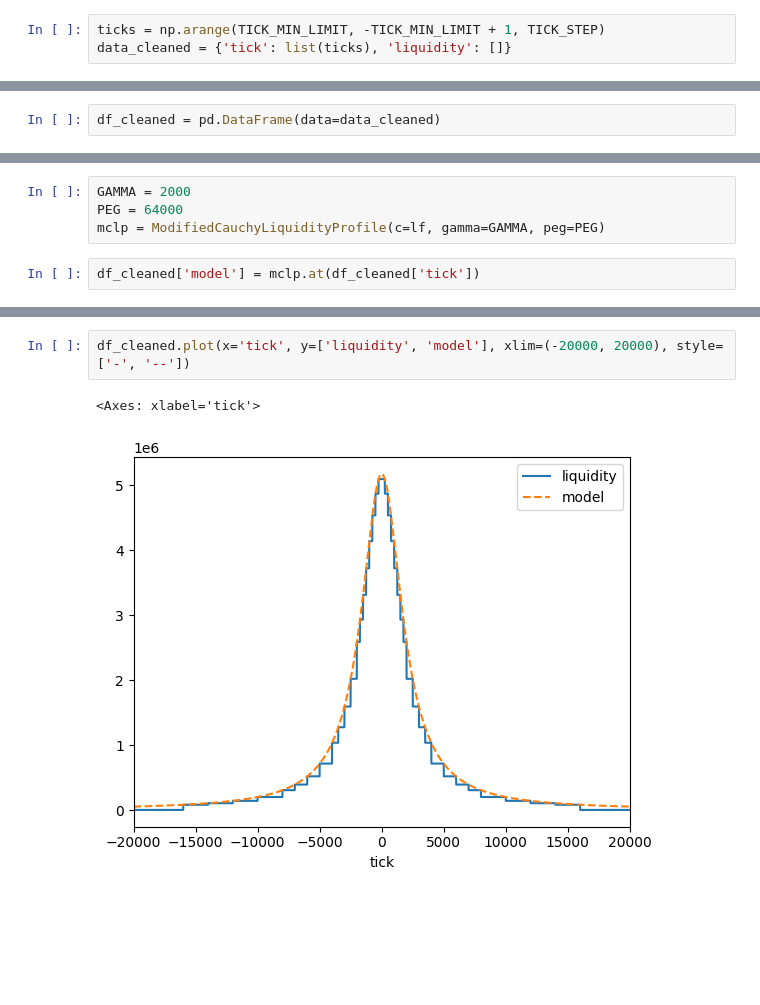
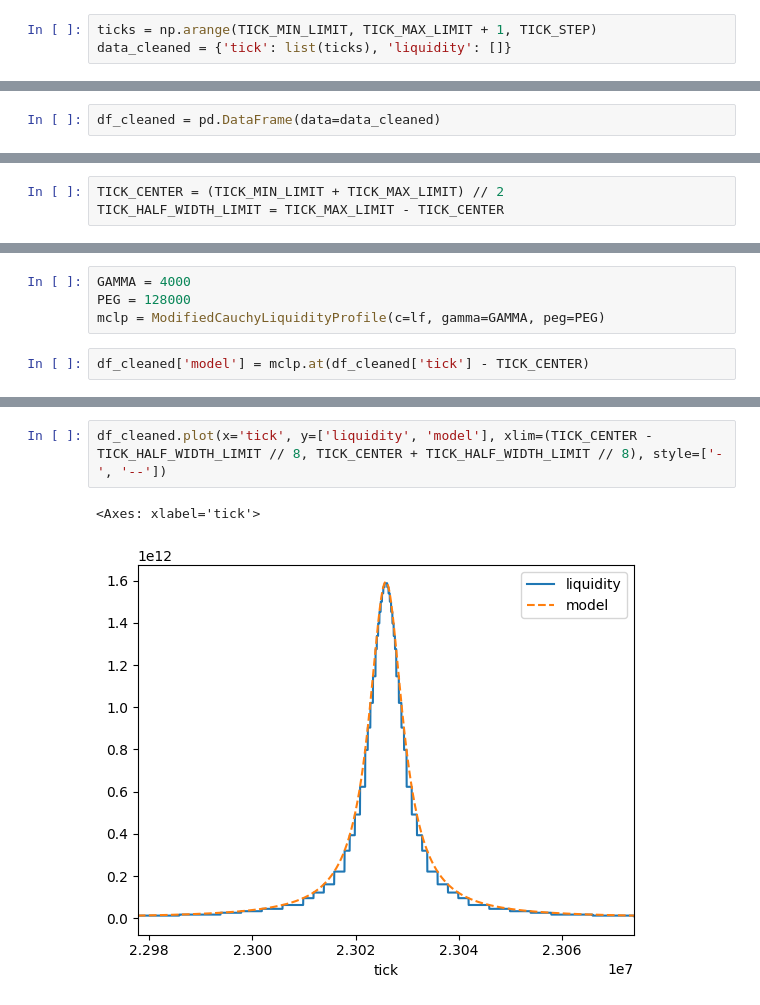
Before and after one commit to smolquants/cauchy-simulations-2025-03, a Jupyter notebook: notebook/actual.ipynb, the cells around one changed output, grey strips where cells are left out. Saved outputs shown, nothing was run; the diff lists cells and outputs as text; blank space fills up the shorter version.

```diff
--- a/notebook/actual.ipynb
+++ b/notebook/actual.ipynb
@@ -138,6 +135,6 @@ TICK_MIN_LIMIT = -100000
 TICK_STEP = 10
 # %%
-ticks = np.arange(TICK_MIN_LIMIT, -TICK_MIN_LIMIT + 1, TICK_STEP)
+ticks = np.arange(TICK_MIN_LIMIT, TICK_MAX_LIMIT + 1, TICK_STEP)
 data_cleaned = {'tick': list(ticks), 'liquidity': []}
 # %%
 for tick in ticks:
@@ -164 +161,4 @@ df_cleaned
+# %%
+TICK_CENTER = (TICK_MIN_LIMIT + TICK_MAX_LIMIT) // 2
+TICK_HALF_WIDTH_LIMIT = TICK_MAX_LIMIT - TICK_CENTER
 # %%
@@ -180,9 +206,9 @@ lf
 # %%
-GAMMA = 2000
-PEG = 64000
+GAMMA = 4000
+PEG = 128000
 mclp = ModifiedCauchyLiquidityProfile(c=lf, gamma=GAMMA, peg=PEG)
 # %%
-df_cleaned['model'] = mclp.at(df_cleaned['tick'])
+df_cleaned['model'] = mclp.at(df_cleaned['tick'] - TICK_CENTER)
 # %%
 # ya so wanna change profile to be bounds of (-x, x + tick_spacing) for each x adding liq to
 # given poolState.liquidity is sum of liquidity delta from
@@ -208,6 +234,6 @@ df_cleaned
 # %%
-df_cleaned.plot(x='tick', y=['liquidity', 'model'], xlim=(-20000, 20000), style=['-', '--'])
+df_cleaned.plot(x='tick', y=['liquidity', 'model'], xlim=(TICK_CENTER - TICK_HALF_WIDTH_LIMIT // 8, TICK_CENTER + TICK_HALF_WIDTH_LIMIT // 8), style=['-', '--'])
 # %% [output]
 <Axes: xlabel='tick'>
-[figure, old version]
+[figure, new version]
 # %%
```
Also changed, not shown: parts of 18 cells of this notebook.
